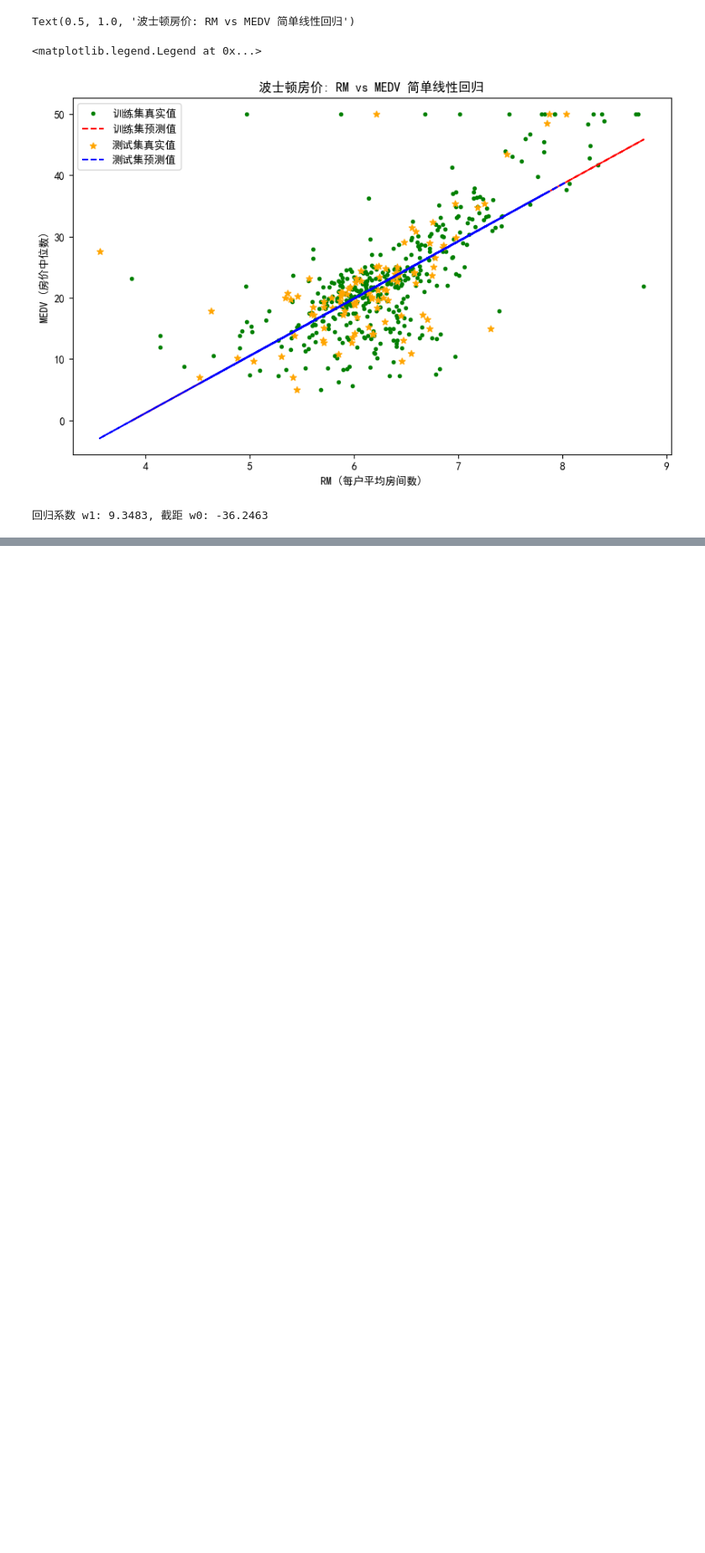
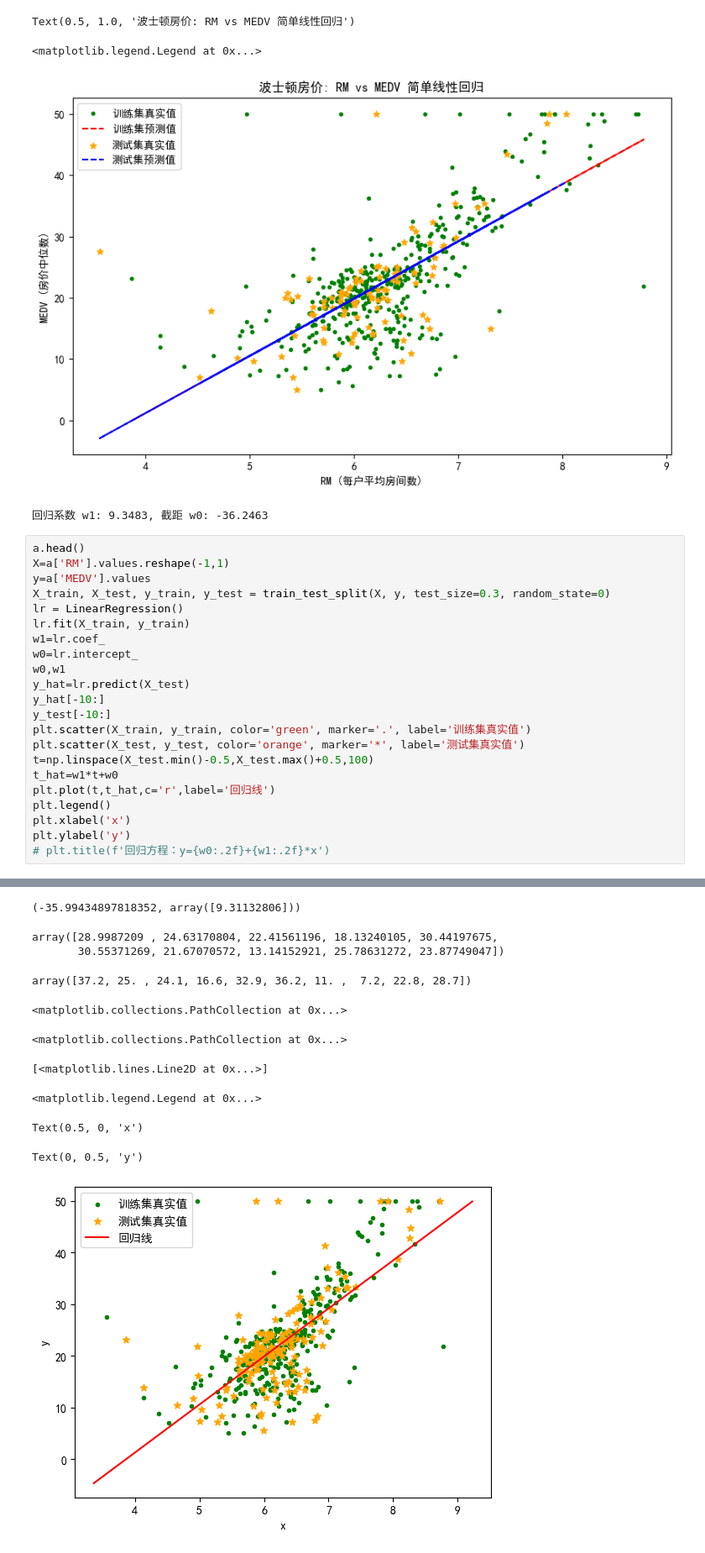
Before and after one commit to dudululv/first-python-project, a Jupyter notebook: 26 11.27/2boston.ipynb, the cells around one changed output, grey strips where cells are left out. Shown: that part at 84% size. Saved outputs shown, nothing was run; the diff lists cells and outputs as text; blank space fills up the shorter version.

```diff
--- a/26 11.27/2boston.ipynb
+++ b/26 11.27/2boston.ipynb
@@ -103,3 +103,26 @@ Text(0.5, 1.0, '波士顿房价: RM vs MEDV 简单线性回归')
 <matplotlib.legend.Legend at 0x...>
 [figure]
 回归系数 w1: 9.3483, 截距 w0: -36.2463
+# %%
+a.head()
+X=a['RM'].values.reshape(-1,1)
+y=a['MEDV'].values
+X_train, X_test, y_train, y_test = train_test_split(X, y, test_size=0.3, random_state=0)
+lr = LinearRegression()
+lr.fit(X_train, y_train)
+w1=lr.coef_
+w0=lr.intercept_
+w0,w1
+y_hat=lr.predict(X_test)
+y_hat[-10:]
+y_test[-10:]
+plt.scatter(X_train, y_train, color='green', marker='.', label='训练集真实值')
+plt.scatter(X_test, y_test, color='orange', marker='*', label='测试集真实值')
+t=np.linspace(X_test.min()-0.5,X_test.max()+0.5,100)
+t_hat=w1*t+w0
+plt.plot(t,t_hat,c='r',label='回归线')
+plt.legend()
+plt.xlabel('x')
+plt.ylabel('y')
+# plt.title(f'回归方程：y={w0:.2f}+{w1:.2f}*x')
+# %% [output]
@@ -105,0 +136,11 @@ Text(0.5, 1.0, '波士顿房价: RM vs MEDV 简单线性回归')
+(-35.99434897818352, array([9.31132806]))
+array([28.9987209 , 24.63170804, 22.41561196, 18.13240105, 30.44197675,
+       30.55371269, 21.67070572, 13.14152921, 25.78631272, 23.87749047])
+array([37.2, 25. , 24.1, 16.6, 32.9, 36.2, 11. ,  7.2, 22.8, 28.7])
+<matplotlib.collections.PathCollection at 0x...>
+<matplotlib.collections.PathCollection at 0x...>
+[<matplotlib.lines.Line2D at 0x...>]
+<matplotlib.legend.Legend at 0x...>
+Text(0.5, 0, 'x')
+Text(0, 0.5, 'y')
+[figure, added]
```
Also changed, not shown: parts of 4 cells of this notebook, 5 other files.
